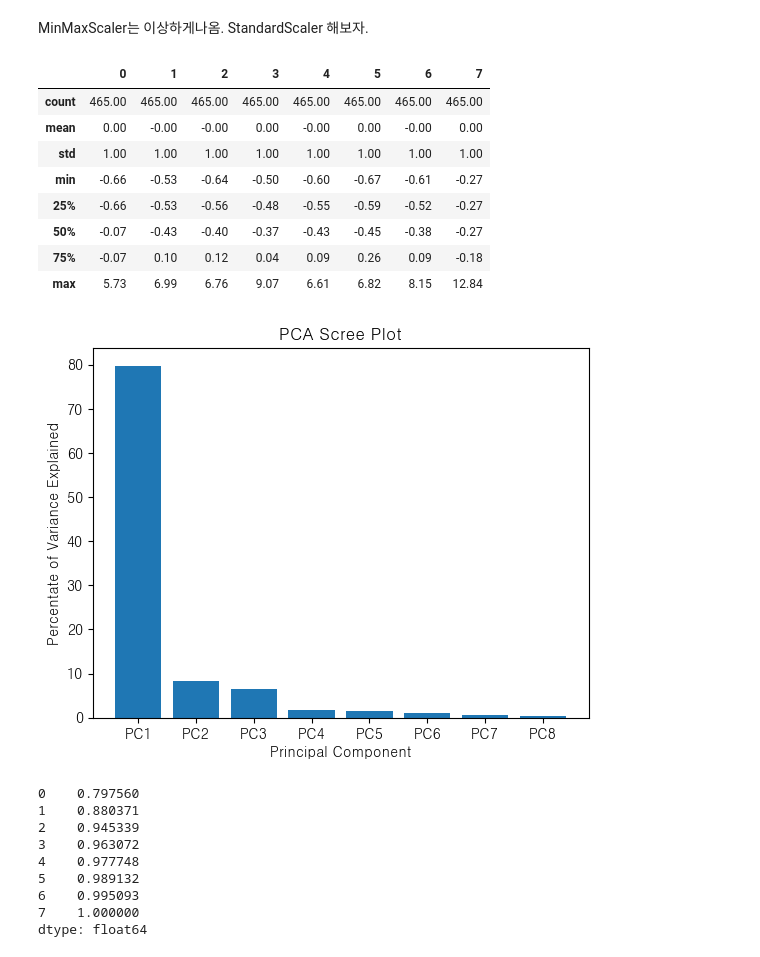
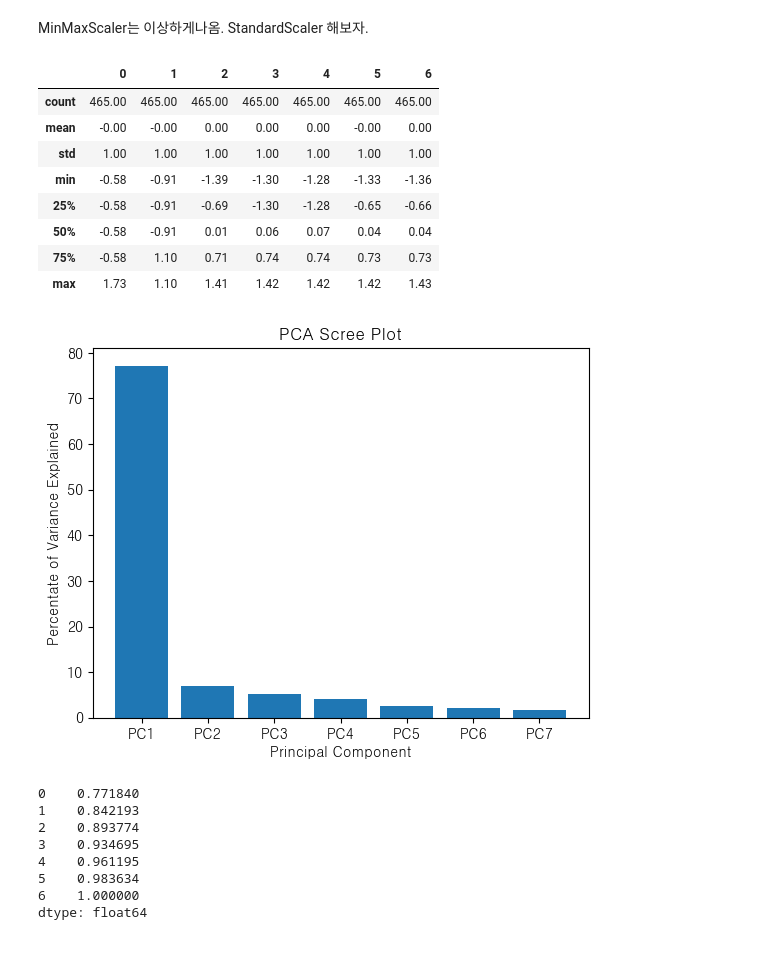
Before and after one commit to naedonnaelife/naedonnaesan, a Jupyter notebook: Clustering/군집만들기.ipynb, the cells around one changed output. Saved outputs shown, nothing was run; the diff lists cells and outputs as text; code cells hidden in the pictures.

```diff
--- a/Clustering/군집만들기.ipynb
+++ b/Clustering/군집만들기.ipynb
@@ -139,3 +97,0 @@ df1
-# %%
-for col in df1.columns:
-    df1[col] = pd.qcut(df1[col], 5, labels=[1, 2, 3, 4, 5], duplicates='drop')
@@ -242,0 +98,2 @@ Name: count, dtype: int64
+# %%
+df2 = df1
@@ -242,0 +116,13 @@ Name: count, dtype: int64
+# %%
+df2['치안'] = pd.qcut(df1['치안'], 2, labels=[1, 2])
+df2['여가'] = pd.qcut(df1['여가'], 2, labels=[1, 2])
+# %%
+# df2['치안'] = pd.qcut(df1['치안'], 2, labels=[1, 2])
+# df2['여가'] = pd.qcut(df1['여가'], 2, labels=[1, 2])
+df2['일반음식점'] = pd.qcut(df1['일반음식점'], 5, labels=[1, 2, 3, 4, 5])
+df2['보건'] = pd.qcut(df1['보건'], 5, labels=[1, 2, 3, 4, 5])
+df2['편의시설'] = pd.qcut(df1['편의시설'], 5, labels=[1, 2, 3, 4, 5])
+# df2['지하철역'] = pd.qcut(df1['지하철역'], 2, labels=[1, 2])
+# df2['버스정류소'] = pd.qcut(df1['버스정류소'], 5, labels=[1, 2, 3, 4, 5])
+df2['대중교통'] = pd.qcut(df1['대중교통'], 5, labels=[1, 2, 3, 4, 5])
+df2['카페'] = pd.qcut(df1['카페'], 5, labels=[1, 2, 3, 4, 5])
@@ -248,17 +148,17 @@ df1 = MinMaxScaler().fit_transform(df1)
 # %%
-df_standard = StandardScaler().fit_transform(df1)
+df_standard = StandardScaler().fit_transform(df2)
 df_standard = pd.DataFrame(df_standard)
 df_standard.describe().round(2)
 # %% [output]
-|  | 0 | 1 | 2 | 3 | 4 | 5 | 6 | 7 |
-| count | 465.00 | 465.00 | 465.00 | 465.00 | 465.00 | 465.00 | 465.00 | 465.00 |
-| mean | 0.00 | -0.00 | -0.00 | 0.00 | -0.00 | 0.00 | -0.00 | 0.00 |
-| std | 1.00 | 1.00 | 1.00 | 1.00 | 1.00 | 1.00 | 1.00 | 1.00 |
-| min | -0.66 | -0.53 | -0.64 | -0.50 | -0.60 | -0.67 | -0.61 | -0.27 |
-| 25% | -0.66 | -0.53 | -0.56 | -0.48 | -0.55 | -0.59 | -0.52 | -0.27 |
-| 50% | -0.07 | -0.43 | -0.40 | -0.37 | -0.43 | -0.45 | -0.38 | -0.27 |
-| 75% | -0.07 | 0.10 | 0.12 | 0.04 | 0.09 | 0.26 | 0.09 | -0.18 |
-| max | 5.73 | 6.99 | 6.76 | 9.07 | 6.61 | 6.82 | 8.15 | 12.84 |
+|  | 0 | 1 | 2 | 3 | 4 | 5 | 6 |
+| count | 465.00 | 465.00 | 465.00 | 465.00 | 465.00 | 465.00 | 465.00 |
+| mean | -0.00 | -0.00 | 0.00 | 0.00 | 0.00 | -0.00 | 0.00 |
+| std | 1.00 | 1.00 | 1.00 | 1.00 | 1.00 | 1.00 | 1.00 |
+| min | -0.58 | -0.91 | -1.39 | -1.30 | -1.28 | -1.33 | -1.36 |
+| 25% | -0.58 | -0.91 | -0.69 | -1.30 | -1.28 | -0.65 | -0.66 |
+| 50% | -0.58 | -0.91 | 0.01 | 0.06 | 0.07 | 0.04 | 0.04 |
+| 75% | -0.58 | 1.10 | 0.71 | 0.74 | 0.74 | 0.73 | 0.73 |
+| max | 1.73 | 1.10 | 1.41 | 1.42 | 1.42 | 1.42 | 1.43 |
 # %%
 # PCA 주성분분석
 pca_test = PCA(random_state=1107)
@@ -278,15 +178,14 @@ plt.title('PCA Scree Plot')
 plt.show()
 pd.Series(np.cumsum(pca_test.explained_variance_ratio_))
 # %% [output]
-[figure, old version]
+[figure, new version]
-0    0.797560
-1    0.880371
-2    0.945339
-3    0.963072
-4    0.977748
-5    0.989132
-6    0.995093
-7    1.000000
+0    0.771840
+1    0.842193
+2    0.893774
+3    0.934695
+4    0.961195
+5    0.983634
+6    1.000000
 dtype: float64
 # %%
 pca = PCA(n_components=4)
```
Also changed, not shown: parts of 23 cells of this notebook.
